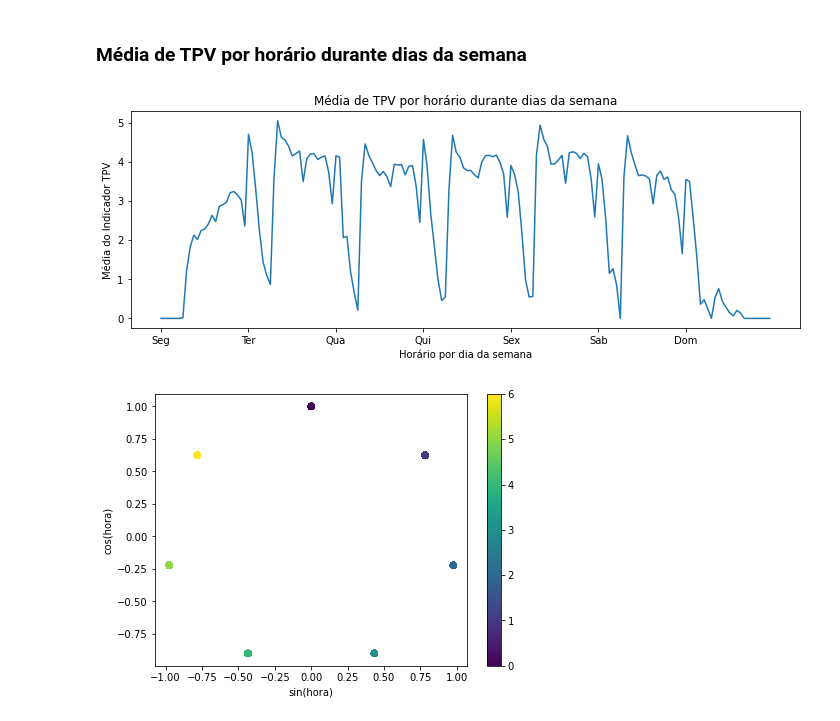
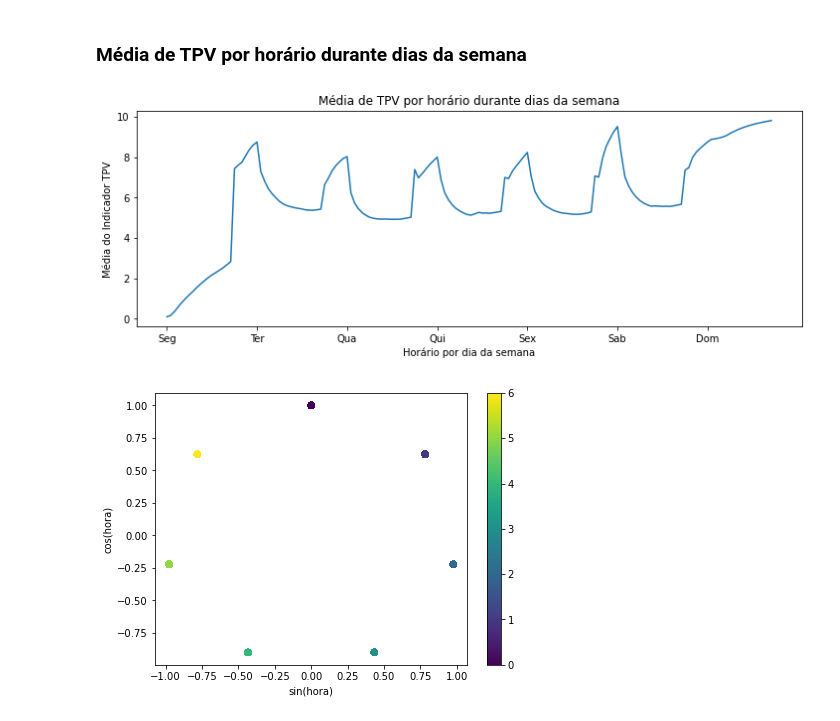
Before and after one commit to VictorHSPereira/dissertacao_pgmc, a Jupyter notebook: Cadernos/1. Tratamento_dados.ipynb, the cells around one changed output. Saved outputs shown, nothing was run; the diff lists cells and outputs as text; code cells hidden in the pictures.

```diff
--- a/Cadernos/1. Tratamento_dados.ipynb
+++ b/Cadernos/1. Tratamento_dados.ipynb
@@ -98,2 +73,5 @@ df_novo.head(20)
+# %%
+df_novo['tpv_media_acum'] = df_novo.groupby(df_novo.index.date)['tpv_usina'].cumsum() / (df_novo.groupby(df_novo.index.date)['tpv_usina'].cumcount() + 1)
+df_novo['tpv_media_acum'].fillna(0, inplace=True)
 # %% [markdown]
 ## Enriquecimento da base
@@ -100,3 +80,7 @@ df_novo.head(20)
+# %%
+df_novo['lag_1h'] = df_novo['tpv_media_acum'].shift(freq='1H')
+df_novo['lag_1d'] = df_novo['tpv_media_acum'].shift(freq='1D')
+df_novo['lag_7d'] = df_novo['tpv_media_acum'].shift(freq='7D')
 # %% [markdown]
 ### Feriados
 # %%
@@ -215,0 +202,2 @@ df_novo.head()
+# %%
+df_novo = df_novo.dropna()
@@ -216,17 +226,21 @@ df_novo.head()
 # %% [markdown]
 ## Seno e Cosseno de variáveis periódicas
 # %%
+# Função de transformação senoidal
 def sin_transformer(period):
-    return FunctionTransformer(lambda x: np.sin(x / period * 2 * np.pi))
+    return lambda x: np.sin(2 * np.pi * x / period)
 
+# Função de transformação cosenoidal
 def cos_transformer(period):
-    return FunctionTransformer(lambda x: np.cos(x / period * 2 * np.pi))
+    return lambda x: np.cos(2 * np.pi * x / period)
 
+df_novo = df_novo.copy()
 
-df_novo["hora_sin"] = sin_transformer(24).fit_transform(df_novo)["hora"]
-df_novo["hora_cos"] = cos_transformer(24).fit_transform(df_novo)["hora"]
-df_novo["dia_semana_sin"] = sin_transformer(7).fit_transform(df_novo)["dia_semana"]
-df_novo["dia_semana_cos"] = cos_transformer(7).fit_transform(df_novo)["dia_semana"]
+# Aplicação das transformações
+df_novo["hora_sin"] = df_novo["hora"].apply(sin_transformer(24))
+df_novo["hora_cos"] = df_novo["hora"].apply(cos_transformer(24))
+df_novo["dia_semana_sin"] = df_novo["dia_semana"].apply(sin_transformer(7))
+df_novo["dia_semana_cos"] = df_novo["dia_semana"].apply(cos_transformer(7))
 # %% [markdown]
 # Análise exploratória
 # %% [markdown]
@@ -234,17 +248,17 @@ df_novo["dia_semana_cos"] = cos_transformer(7).fit_transform(df_novo)["dia_seman
 # %%
 fig, ax = plt.subplots(figsize=(12, 4))
 
-TPV = df_novo.groupby(['dia_semana', 'hora'])['TPV'].mean()
+TPV = df_novo.groupby(['dia_semana', 'hora'])['tpv_media_acum'].mean()
 TPV.plot(ax= ax)
 _ = ax.set(
     title = "Média de TPV por horário durante dias da semana",
     xticks = [i * 24 for i in range(7)],
     xticklabels = ['Seg', 'Ter', 'Qua', 'Qui', 'Sex', 'Sab', 'Dom'],
     xlabel = "Horário por dia da semana",
     ylabel = "Média do Indicador TPV"
 )
 # %% [output]
-[figure, old version]
+[figure, new version]
 # %%
 fig, ax = plt.subplots(figsize=(7, 5))
 sp = ax.scatter(df_novo["dia_semana_sin"], df_novo["dia_semana_cos"], c=df_novo["dia_semana"])
```
Also changed, not shown: parts of 16 cells of this notebook, 33 other files.
